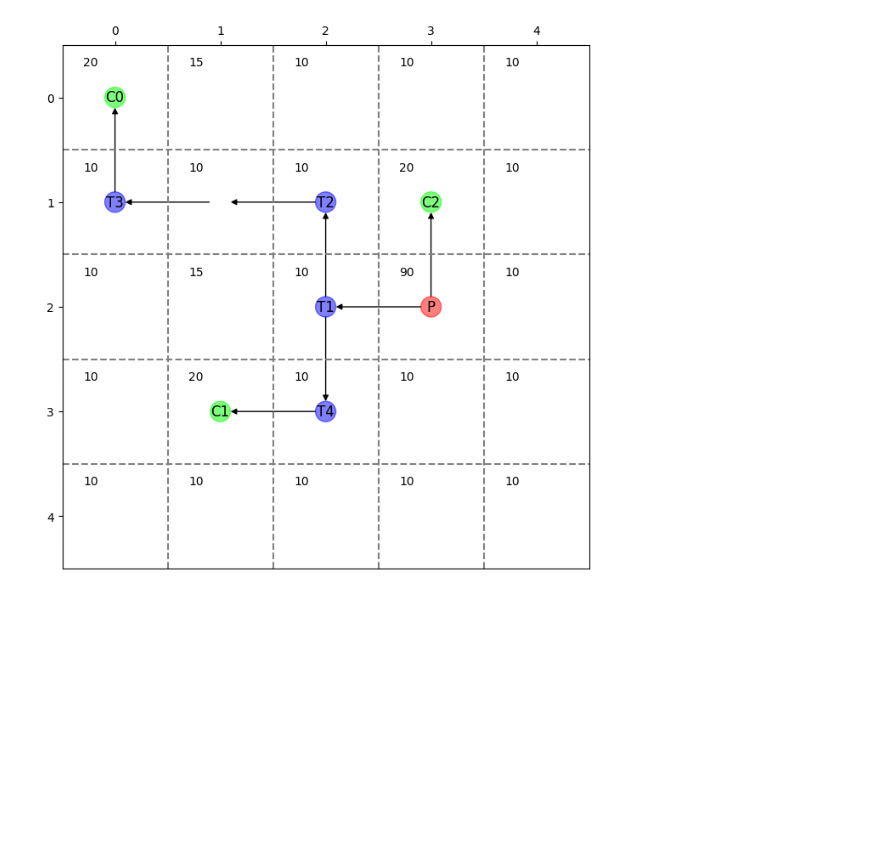
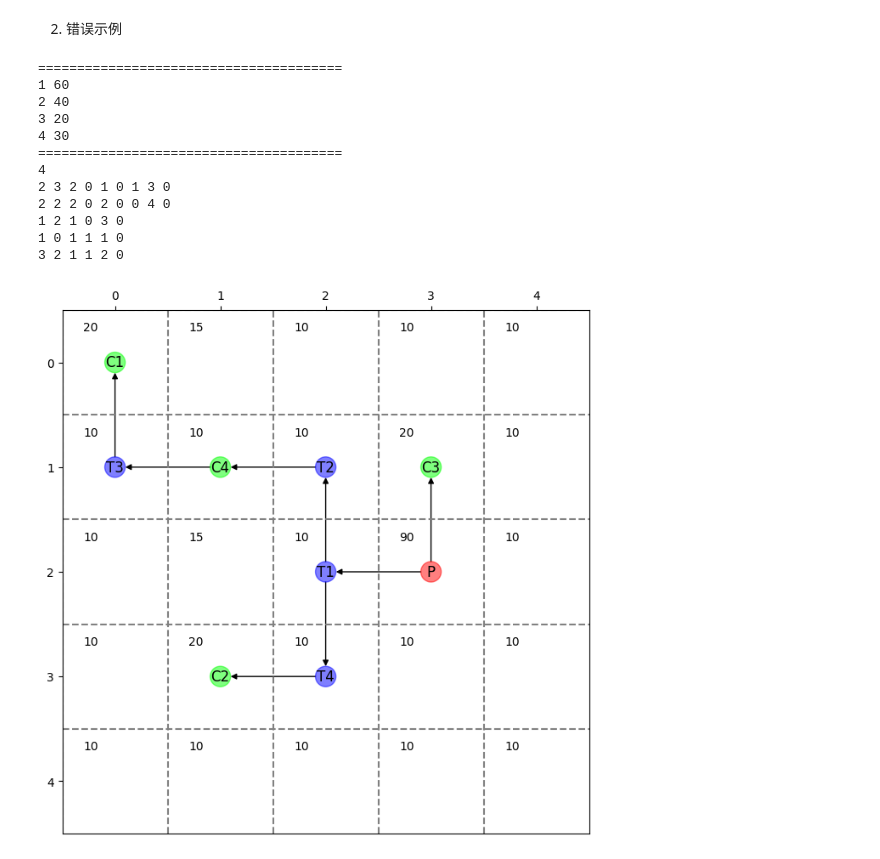
Before and after one commit to HuangDDU/hzy_algorithm, a Jupyter notebook: huawei/23_12_22路径优化/main7_map_visualization_test.ipynb, the cells around one changed output. Drawn from its saved outputs; the diff is of its cells as text; code cells hidden in the pictures; blank space fills up the shorter version.

```diff
--- a/huawei/23_12_22路径优化/main7_map_visualization_test.ipynb
+++ b/huawei/23_12_22路径优化/main7_map_visualization_test.ipynb
@@ -17,6 +22,19 @@ map, provider, consumer_vector, transmitter_vector = main(conf_file="main7_map_i
+# %% [markdown]
+2. 错误示例
 # %%
-from main7_map_visualization import visualization
-
+map, provider, consumer_vector, transmitter_vector = main(conf_file="main7_map_input_error.txt")
 visualization(map, provider, consumer_vector, transmitter_vector)
 # %% [output]
+=======================================
+1 60
+2 40
+3 20
+4 30
+=======================================
+4
+2 3 2 0 1 0 1 3 0
+2 2 2 0 2 0 0 4 0
+1 2 1 0 3 0
+1 0 1 1 1 0
+3 2 1 1 2 0
-[figure, old version]
+[figure, new version]
```
Also changed, not shown: parts of 4 cells of this notebook, 13 other files.
